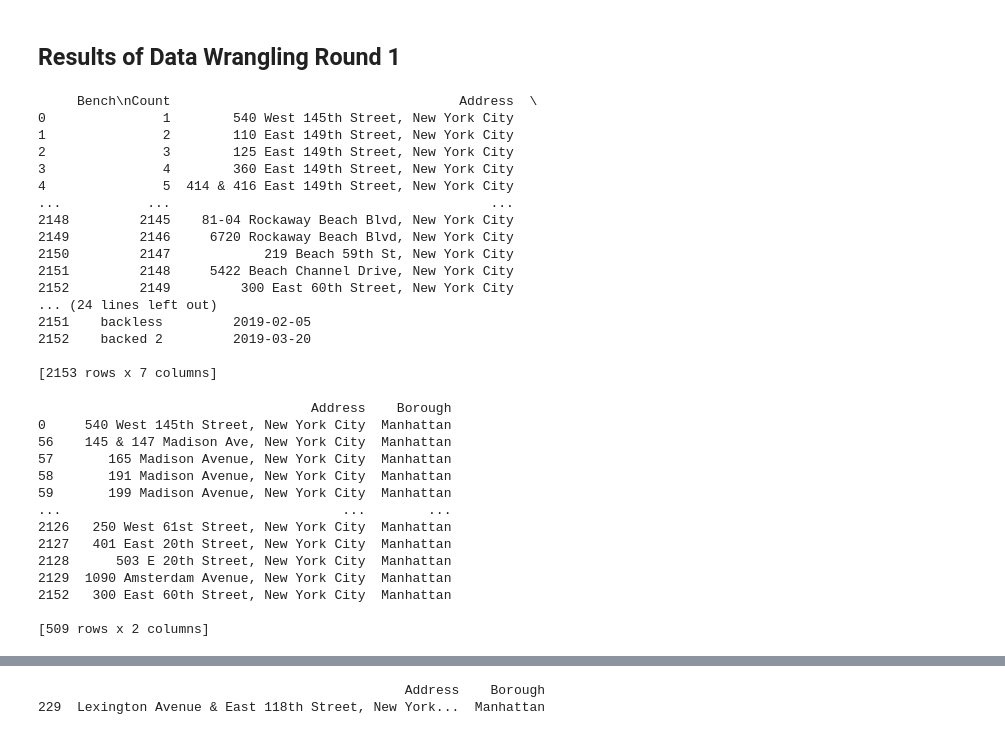
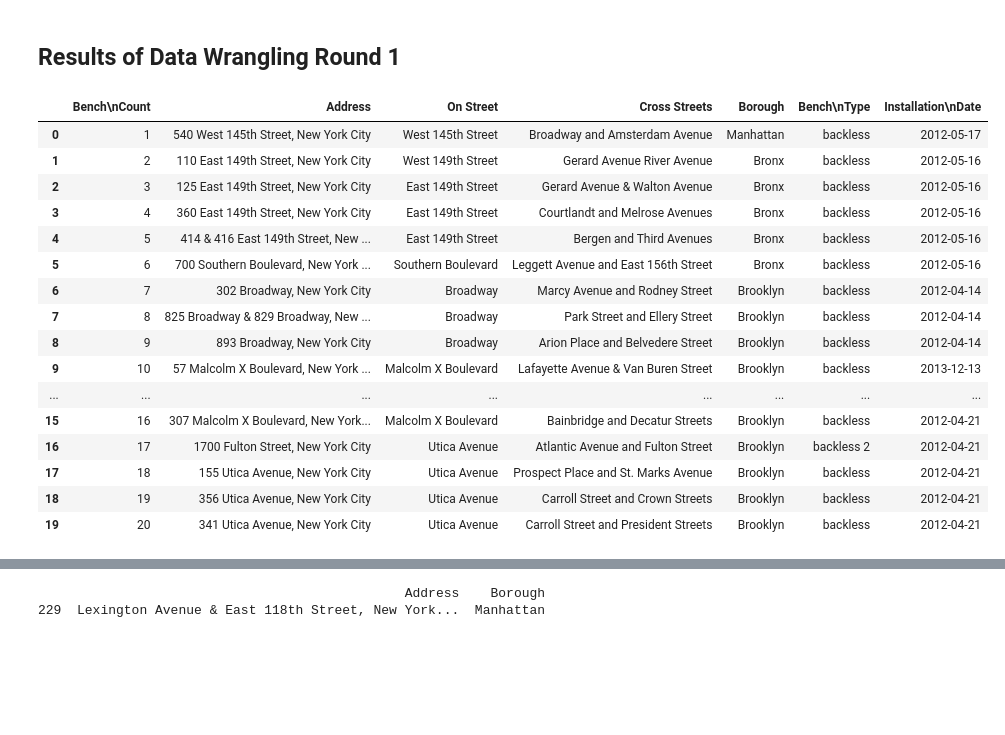
Before and after one commit to grasshoff/philhistcomp, a Jupyter notebook: projects/citybenches_nyc/implementation.ipynb, the cells around one changed output, grey strips where cells are left out. Drawn from its saved outputs; the diff is of its cells as text; code cells hidden in the pictures; blank space fills up the shorter version.

```diff
--- a/projects/citybenches_nyc/implementation.ipynb
+++ b/projects/citybenches_nyc/implementation.ipynb
@@ -13,46 +13,29 @@ import pandas as pd
 #Import data frame, adding 'New York City' to every field in Address-column
 df = pd.read_excel('citybenchlocationsv03.xlsx')
 df['Address'] = df['Address'] + ', New York City'
-# %%
-print(df)
-# %% [output]
-     Bench\nCount                                     Address  \
-0               1        540 West 145th Street, New York City
-1               2        110 East 149th Street, New York City
-2               3        125 East 149th Street, New York City
-3               4        360 East 149th Street, New York City
-4               5  414 & 416 East 149th Street, New York City
-...           ...                                         ...
-2148         2145    81-04 Rockaway Beach Blvd, New York City
-2149         2146     6720 Rockaway Beach Blvd, New York City
-2150         2147            219 Beach 59th St, New York City
-2151         2148     5422 Beach Channel Drive, New York City
-2152         2149         300 East 60th Street, New York City
-... (24 lines left out)
-2151    backless         2019-02-05
-2152    backed 2         2019-03-20
-
-[2153 rows x 7 columns]
+# %%
+df.head(20)
+# %% [output]
+|  | Bench\nCount | Address | On Street | Cross Streets | Borough | Bench\nType | Installation\nDate |
+| 0 | 1 | 540 West 145th Street, New York City | West 145th Street | Broadway and Amsterdam Avenue | Manhattan | backless | 2012-05-17 |
+| 1 | 2 | 110 East 149th Street, New York City | West 149th Street | Gerard Avenue River Avenue | Bronx | backless | 2012-05-16 |
+| 2 | 3 | 125 East 149th Street, New York City | East 149th Street | Gerard Avenue & Walton Avenue | Bronx | backless | 2012-05-16 |
+| 3 | 4 | 360 East 149th Street, New York City | East 149th Street | Courtlandt and Melrose Avenues | Bronx | backless | 2012-05-16 |
+| 4 | 5 | 414 & 416 East 149th Street, New ... | East 149th Street | Bergen and Third Avenues | Bronx | backless | 2012-05-16 |
+| 5 | 6 | 700 Southern Boulevard, New York ... | Southern Boulevard | Leggett Avenue and East 156th Street | Bronx | backless | 2012-05-16 |
+| 6 | 7 | 302 Broadway, New York City | Broadway | Marcy Avenue and Rodney Street | Brooklyn | backless | 2012-04-14 |
+| 7 | 8 | 825 Broadway & 829 Broadway, New ... | Broadway | Park Street and Ellery Street | Brooklyn | backless | 2012-04-14 |
+| 8 | 9 | 893 Broadway, New York City | Broadway | Arion Place and Belvedere Street | Brooklyn | backless | 2012-04-14 |
+| 9 | 10 | 57 Malcolm X Boulevard, New York ... | Malcolm X Boulevard | Lafayette Avenue & Van Buren Street | Brooklyn | backless | 2013-12-13 |
+| ... | ... | ... | ... | ... | ... | ... | ... |
+| 15 | 16 | 307 Malcolm X Boulevard, New York... | Malcolm X Boulevard | Bainbridge and Decatur Streets | Brooklyn | backless | 2012-04-21 |
+| 16 | 17 | 1700 Fulton Street, New York City | Utica Avenue | Atlantic Avenue and Fulton Street | Brooklyn | backless 2 | 2012-04-21 |
+| 17 | 18 | 155 Utica Avenue, New York City | Utica Avenue | Prospect Place and St. Marks Avenue | Brooklyn | backless | 2012-04-21 |
+| 18 | 19 | 356 Utica Avenue, New York City | Utica Avenue | Carroll Street and Crown Streets | Brooklyn | backless | 2012-04-21 |
+| 19 | 20 | 341 Utica Avenue, New York City | Utica Avenue | Carroll Street and President Streets | Brooklyn | backless | 2012-04-21 |
 # %%
 #Subset original data set
 addressborough = df[['Address', 'Borough']]
 # %%
 #Further subsetting
 addressm = addressborough.loc[addressborough['Borough'] == 'Manhattan']
-# %%
-print(addressm)
-# %% [output]
-                                   Address    Borough
-0     540 West 145th Street, New York City  Manhattan
-56    145 & 147 Madison Ave, New York City  Manhattan
-57       165 Madison Avenue, New York City  Manhattan
-58       191 Madison Avenue, New York City  Manhattan
-59       199 Madison Avenue, New York City  Manhattan
-...                                    ...        ...
-2126   250 West 61st Street, New York City  Manhattan
-2127   401 East 20th Street, New York City  Manhattan
-2128      503 E 20th Street, New York City  Manhattan
-2129  1090 Amsterdam Avenue, New York City  Manhattan
-2152   300 East 60th Street, New York City  Manhattan
-
-[509 rows x 2 columns]
```
Also changed, not shown: parts of 10 cells of this notebook, 4 other files.
